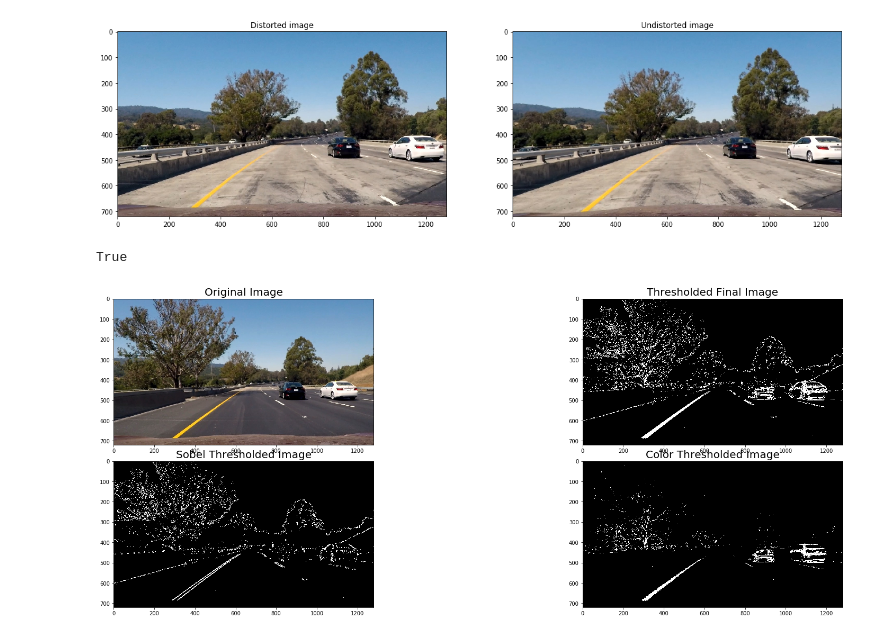
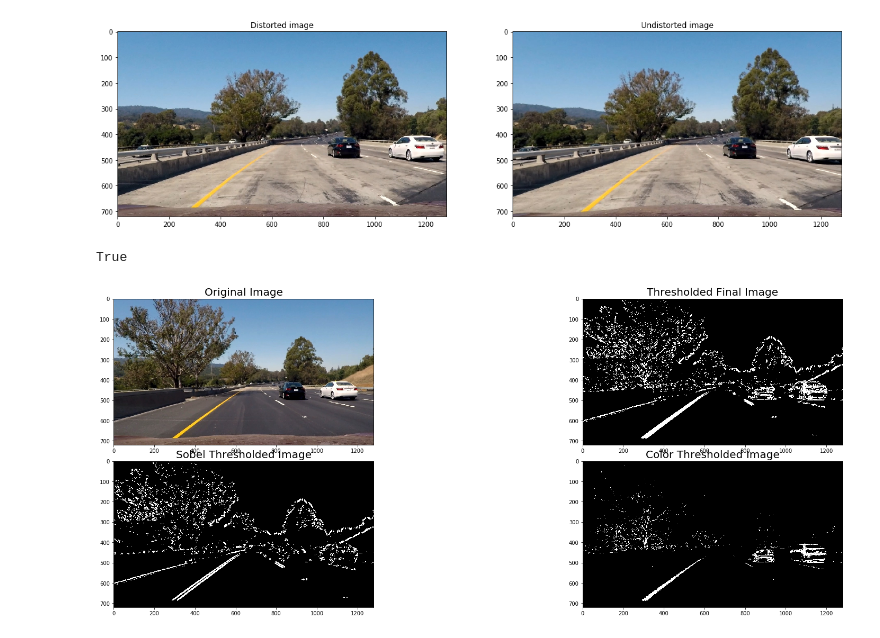
Before and after one commit to navinrahim/CarND-Advanced-Lane-Lines, a Jupyter notebook: Adv_Lane_finding.ipynb, the cells around one changed output. Drawn from its saved outputs; the diff is of its cells as text; code cells hidden in the pictures.

```diff
--- a/Adv_Lane_finding.ipynb
+++ b/Adv_Lane_finding.ipynb
@@ -119,7 +119,7 @@ def color_threshold(image, thresh):
 image = mpimg.imread('test_images/test6.jpg')
 
 # Choose a Sobel kernel size
-ksize = 7 # Choose a larger odd number to smooth gradient measurements
+ksize = 25 # Choose a larger odd number to smooth gradient measurements
 
 # Apply each of the thresholding functions
 gradx = abs_sobel_thresh(image, orient='x', sobel_kernel=ksize, thresh=(30, 180))
@@ -128,31 +128,31 @@ mag_binary = mag_thresh(image, sobel_kernel=ksize, mag_thresh=(50, 200))
 dir_binary = dir_threshold(image, sobel_kernel=ksize, thresh=(0.7 ,1.3))
 
 sobel_combined = np.zeros_like(dir_binary)
 sobel_combined[((gradx ==1) & (grady ==1)) | ((mag_binary == 1) & (dir_binary == 1))] = 1
 
 sxbinary = color_threshold(image, thresh=(160,255))
 
 # Combine the Sobel and color binary thresholds
 combined_binary = np.zeros_like(sxbinary)
 combined_binary[(sobel_combined == 1) | (sxbinary == 1)] = 1
 
 # Plot the result
 f, ((ax1, ax2),(ax3,ax4)) = plt.subplots(2, 2, figsize=(24, 9))
 f.tight_layout()
 ax1.imshow(image)
 ax1.set_title('Original Image', fontsize=20)
 ax2.imshow(combined_binary, cmap='gray')
 ax2.set_title('Thresholded Final Image', fontsize=20)
 ax3.imshow(sobel_combined, cmap='gray')
 ax3.set_title('Sobel Thresholded Image', fontsize=20)
 ax4.imshow(sxbinary, cmap='gray')
 ax4.set_title('Color Thresholded Image', fontsize=20)
 plt.subplots_adjust(left=0., right=1, top=0.9, bottom=0.)
 
 # #Saving images
 # cv2.imwrite('output_images/final_thresh.jpg', combined_binary*255)
 # cv2.imwrite('output_images/sobel_thresh.jpg', sobel_combined*255)
 # cv2.imwrite('output_images/color_thresh.jpg', sxbinary*255)
 # %% [output]
 True
-[figure, old version]
+[figure, new version]
```
Also changed, not shown: parts of 7 cells of this notebook, 6 other files.
